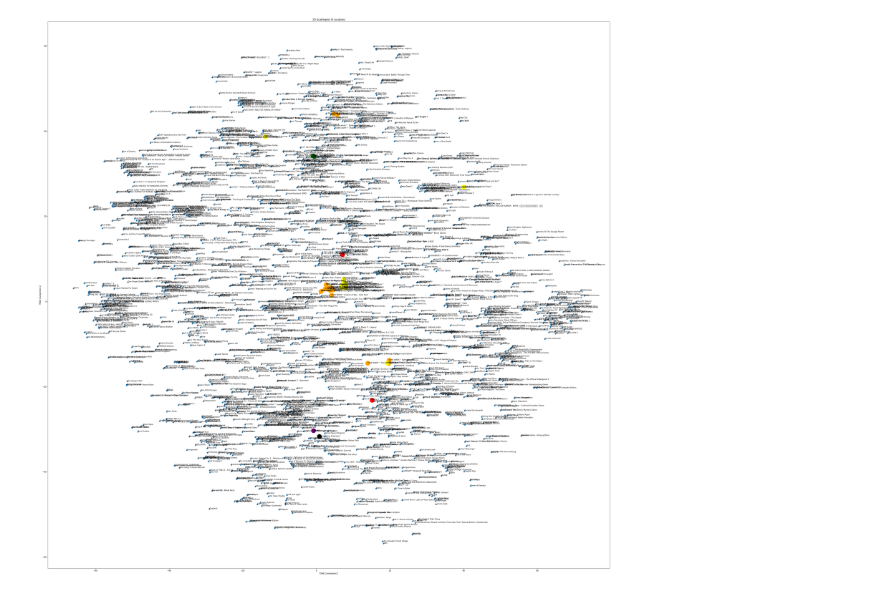
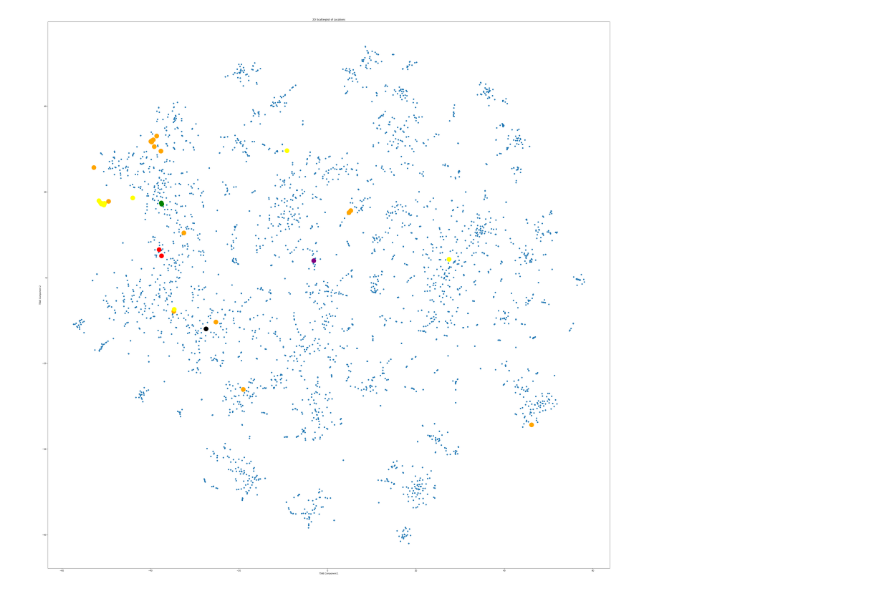
Before and after one commit to Lars-Janssen/Game-map, a Jupyter notebook: network.ipynb, the cells around one changed output. Saved outputs shown, nothing was run; the diff lists cells and outputs as text; code cells hidden in the pictures.

Commit message:
Better labeling and loss function

```diff
--- a/network.ipynb
+++ b/network.ipynb
@@ -56,0 +16,4 @@ Name: count, dtype: int64
+# %%
+minimum = 10
+len(unique_pairs[(unique_pairs["app_1_recommended"] >= minimum) & (unique_pairs["app_2_recommended"] >= minimum)])
+unique_pairs = unique_pairs[(unique_pairs["app_1_recommended"] >= minimum) & (unique_pairs["app_2_recommended"] >= minimum)]
@@ -57,2 +22,9 @@ Name: count, dtype: int64
+# %%
+# Define sigmoid function for smooth transition
+def compute_label(pmi, k=3):
+        return 1 / (1 + np.exp(-k * (pmi + 12)))  # Smooth transition
+
+# Apply the function
+unique_pairs["label"] = unique_pairs["pmi"].apply(lambda p: compute_label(p, k=1))
 # %%
 unique_pairs = unique_pairs.reset_index(drop=True)
@@ -119,7 +95,7 @@ class SiameseNN(nn.Module):
     def __init__(self, num_embeddings):
         super(SiameseNN, self).__init__()
 
-        self.embedding = nn.Embedding(num_embeddings, 16)
+        self.embedding = nn.Embedding(num_embeddings, 64)
 
     def forward_one(self, x):
         x = self.embedding(x)
@@ -141,14 +117,24 @@ class SiameseNN(nn.Module):
 
 
 class ContrastiveLoss(nn.Module):
-    def __init__(self, margin=1.0):
+    def __init__(self, margin=10.0):
         super(ContrastiveLoss, self).__init__()
         self.margin = margin
 
     def forward(self, output1, output2, label):
-        euclidean_distance = F.pairwise_distance(output1, output2, keepdim=True)
-        loss_contrastive = torch.mean((label) * torch.pow(euclidean_distance, 2)+
-                                      (1-label) * torch.pow(torch.clamp((self.margin - euclidean_distance), min=0.0), 2))
+        x = F.pairwise_distance(output1, output2, keepdim=True)
+        l = 2 * label - 1
+        f = torch.max(l * x, l * (x-self.margin))
+        loss_contrastive = torch.mean(torch.pow(torch.clamp(f, min=0.0), 2))
+
+        #loss_contrastive = torch.mean(label * torch.pow(euclidean_distance, 2)+ \
+        #                              (1-label) * torch.pow(torch.clamp((self.margin - euclidean_distance), min=0.0), 2))
+        """ loss_contrastive = torch.where(
+        margins > 10,
+        torch.pow(euclidean_distance - margins, 2),
+        torch.pow(euclidean_distance - 0, 2)
+        ).mean() """
+
         return loss_contrastive
 # %%
 games_1 = pd.read_csv(file_path + "games_1.csv")
@@ -174,10 +160,10 @@ model = SiameseNN(num_embeddings).to(device)
 criterion = ContrastiveLoss()
 optimizer = optim.Adam(model.parameters(), lr=0.001)
 
-# Load the saved state dictionary
+""" # Load the saved state dictionary
 state_dict = torch.load("siamese_nn.pth")
 
 # Apply the state dictionary to the model
-model.load_state_dict(state_dict)
+model.load_state_dict(state_dict) """
 # %% [output]
 Using device: cuda
@@ -289,8 +255,8 @@ games["location_2d"] = list(tsne.fit_transform(locations_array))
 plt.figure(figsize=(50, 50))
 plt.scatter(games["location_2d"].apply(lambda x: x[0]), games["location_2d"].apply(lambda x: x[1]))
 
-for i, row in games.iterrows():
-    plt.text(row["location_2d"][0], row["location_2d"][1], str(row["title"]), fontsize=9)
+""" for i, row in games.iterrows():
+    plt.text(row["location_2d"][0], row["location_2d"][1], str(row["title"]), fontsize=9) """
 
 
 for i, row in games.iterrows():
@@ -299,39 +265,39 @@ for i, row in games.iterrows():
         plt.scatter(x, y, color='purple', s=500)  # Larger and purple dot
     if str(row["title"]) == "Factorio":
         x, y = row["location_2d"][0], row["location_2d"][1]
-        plt.scatter(x, y, color='black', s=500)  # Larger and purple dot
+        plt.scatter(x, y, color='black', s=500)  # Larger and black dot
     if str(row["title"]) == "Portal":
         x, y = row["location_2d"][0], row["location_2d"][1]
         plt.scatter(x, y, color='red', s=500)  # Larger and red dot
     if str(row["title"]) == "Portal 2":
         x, y = row["location_2d"][0], row["location_2d"][1]
         plt.scatter(x, y, color='red', s=500)  # Larger and red dot
     if str(row["title"]) == "Metro 2033 Redux":
         x, y = row["location_2d"][0], row["location_2d"][1]
         plt.scatter(x, y, color='green', s=500)  # Larger and green dot
     if str(row["title"]) == "Metro: Last Light Redux":
         x, y = row["location_2d"][0], row["location_2d"][1]
         plt.scatter(x, y, color='green', s=500)  # Larger and green dot
     if str(row["title"]) in list(games[games["title"].str.startswith("LEGO", na=False)]["title"]):
         x, y = row["location_2d"][0], row["location_2d"][1]
         plt.scatter(x, y, color='yellow', s=500)  # Larger and yellow dot
     if str(row["title"]) in list(games[games["title"].str.startswith("STAR WARS", na=False)]["title"]):
         x, y = row["location_2d"][0], row["location_2d"][1]
         plt.scatter(x, y, color='orange', s=500)  # Larger and orange dot
 
 """ for i, row in games.iterrows():
     if row["app_id"] in result:
         x, y = row["location_2d"][0], row["location_2d"][1]
         plt.scatter(x, y, color='purple', s=500)  # Larger and purple dot
     if str(row["title"]) == "Factorio":
         x, y = row["location_2d"][0], row["location_2d"][1]
         plt.scatter(x, y, color='yellow', s=500)  # Larger and purple dot """
 
 plt.xlabel("TSNE Component 1")
 plt.ylabel("TSNE Component 2")
 plt.title("2D Scatterplot of Locations")
 plt.show()
 # %% [output]
-[figure, old version]
+[figure, new version]
 # %%
 games.to_csv("filtered_archive/games_locations.csv")
```
Also changed, not shown: parts of 27 cells of this notebook, 7 other files.
